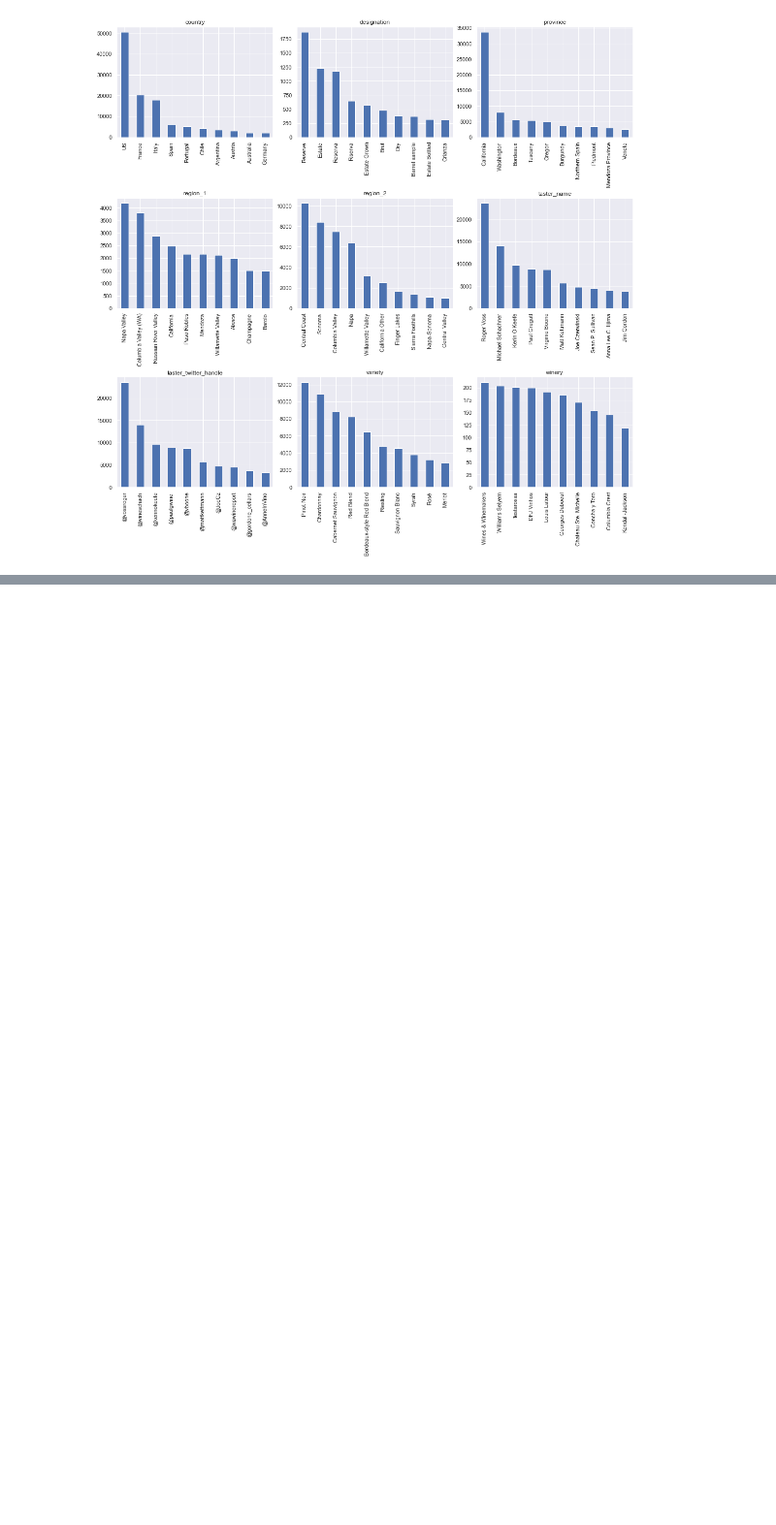
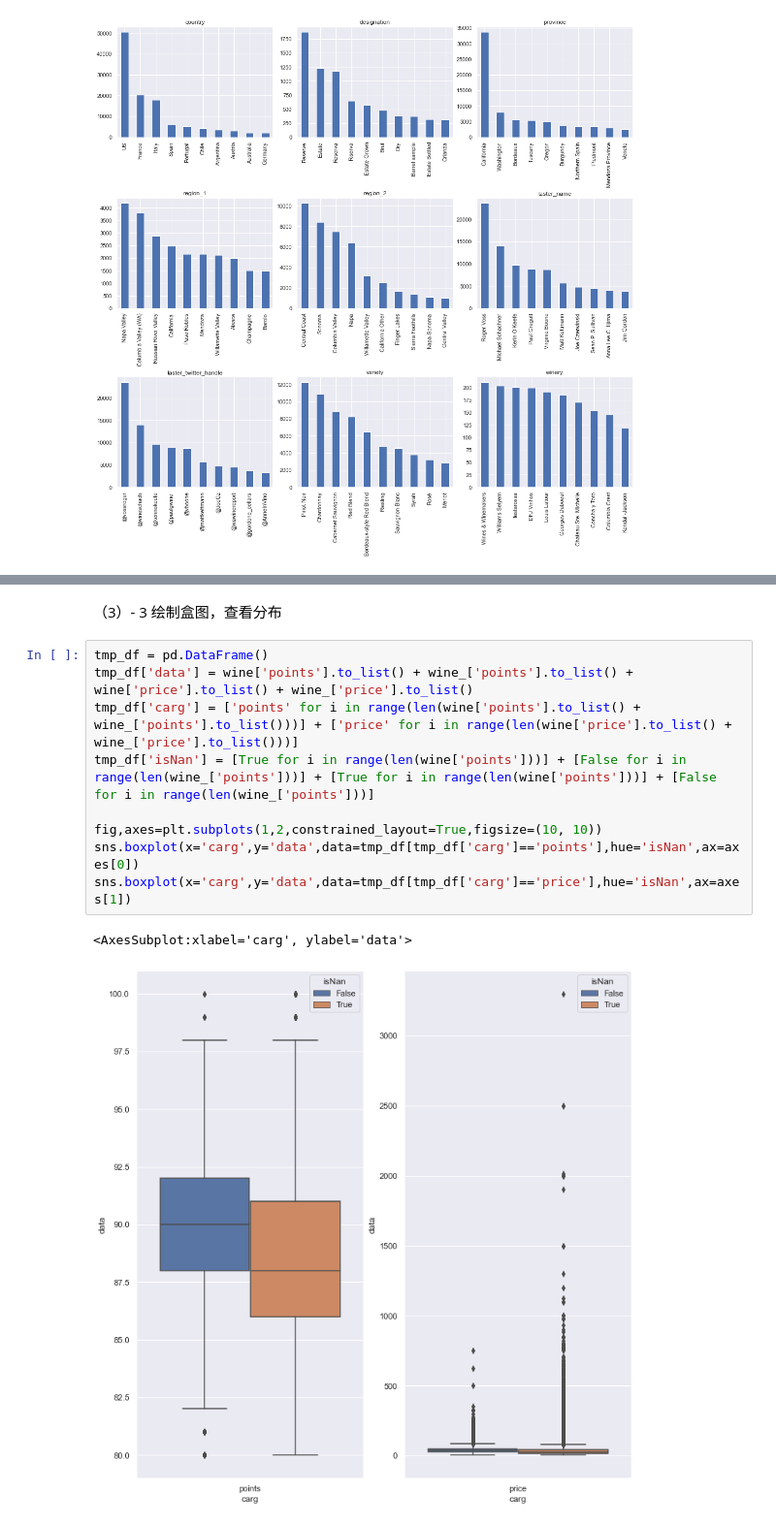
Before and after one commit to Relwayg/Data-Mining, a Jupyter notebook: Data_Preprocessing.ipynb, the cells around one changed output, grey strips where cells are left out. Shown at 97% size. Drawn from its saved outputs; the diff is of its cells as text; blank space fills up the shorter version.

```diff
--- a/Data_Preprocessing.ipynb
+++ b/Data_Preprocessing.ipynb
@@ -206,0 +259,14 @@ price   111535.0  35.626449  42.113392   4.0  17.0  25.0  42.0  3300.0
+# %% [markdown]
+（3）- 3 绘制盒图，查看分布
+# %%
+tmp_df = pd.DataFrame()
+tmp_df['data'] = wine['points'].to_list() + wine_['points'].to_list() + wine['price'].to_list() + wine_['price'].to_list()
+tmp_df['carg'] = ['points' for i in range(len(wine['points'].to_list() + wine_['points'].to_list()))] + ['price' for i in range(len(wine['price'].to_list() + wine_['price'].to_list()))]
+tmp_df['isNan'] = [True for i in range(len(wine['points']))] + [False for i in range(len(wine_['points']))] + [True for i in range(len(wine['points']))] + [False for i in range(len(wine_['points']))]
+
+fig,axes=plt.subplots(1,2,constrained_layout=True,figsize=(10, 10))
+sns.boxplot(x='carg',y='data',data=tmp_df[tmp_df['carg']=='points'],hue='isNan',ax=axes[0])
+sns.boxplot(x='carg',y='data',data=tmp_df[tmp_df['carg']=='price'],hue='isNan',ax=axes[1])
+# %% [output]
+<AxesSubplot:xlabel='carg', ylabel='data'>
+[figure, added]
```
Also changed, not shown: parts of 99 cells of this notebook.
